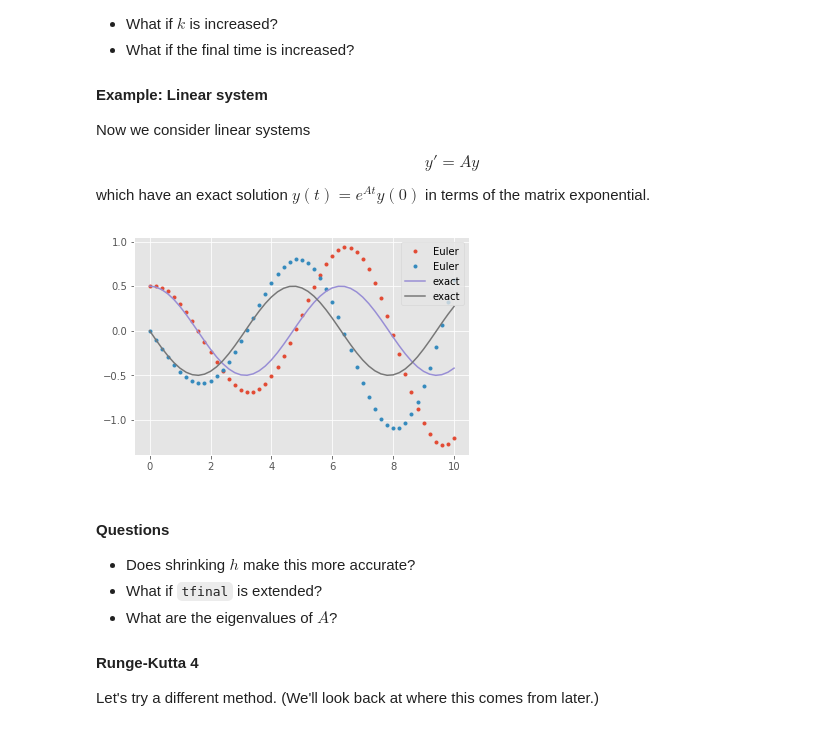
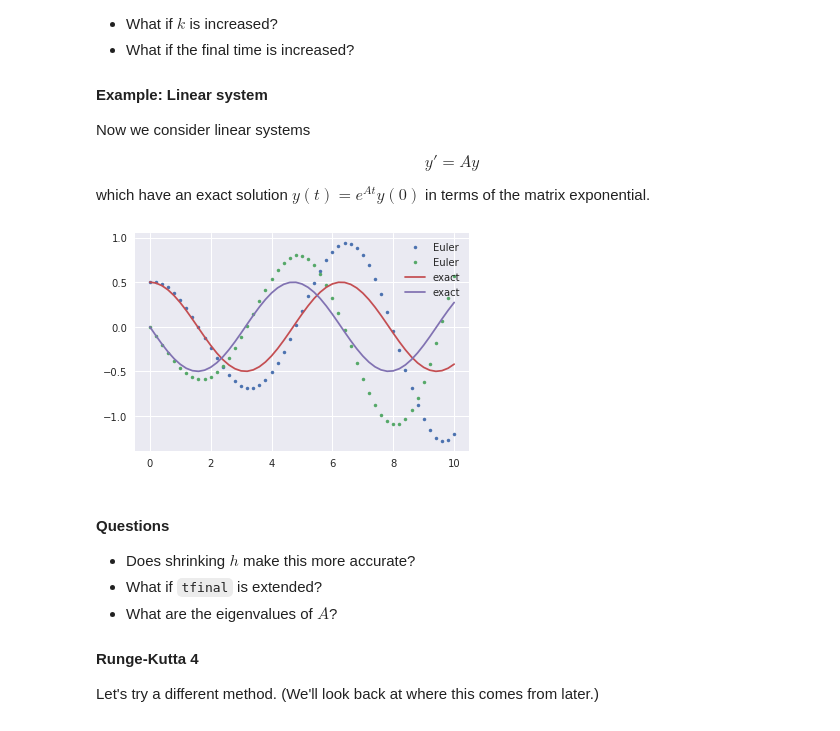
Before and after one commit to cu-numcomp/numcomp-class-spring19, a Jupyter notebook: DifferentialEquations.ipynb, the cells around one changed output. Cells and saved outputs as stored; diff of their text form; code cells hidden in the pictures.

```diff
--- a/DifferentialEquations.ipynb
+++ b/DifferentialEquations.ipynb
@@ -72,12 +72,12 @@ $$ y' = -k (y - \cos t) $$
 where $k$ is a parameter controlling the rate at which the solution $u(t)$ is pulled toward the curve $\cos t$.
 # %%
 %matplotlib inline
-import numpy
-from matplotlib import pyplot
-pyplot.style.use('ggplot')
+import numpy as np
+import matplotlib.pyplot as plt
+plt.style.use('seaborn')
 
 def ode_euler(f, y0, tfinal=1, h=0.1):
-    y = numpy.array(y0)
+    y = np.array(y0)
     t = 0
     thist = [t]
     yhist = [y0]
@@ -88,7 +88,7 @@ def ode_euler(f, y0, tfinal=1, h=0.1):
         t = tnext
         thist.append(t)
         yhist.append(y.copy())
-    return numpy.array(thist), numpy.array(yhist)
+    return np.array(thist), np.array(yhist)
 
 tests = []
 
@@ -98,19 +98,19 @@ class cosine:
     def __repr__(self):
         return 'cosine(k={:d})'.format(self.k)
     def f(self, t, y):
-        return -self.k * (y - numpy.cos(t))
+        return -self.k * (y - np.cos(t))
     def y(self, t, y0):
         k2p1 = self.k**2+1
-        return (y0 - self.k**2/k2p1) * numpy.exp(-self.k*t) + self.k*(numpy.sin(t) + self.k*numpy.cos(t))/k2p1
+        return (y0 - self.k**2/k2p1) * np.exp(-self.k*t) + self.k*(np.sin(t) + self.k*np.cos(t))/k2p1
 
 tests.append(cosine(k=2))
 tests.append(cosine(k=5))
 # %%
-y0 = numpy.array([.2])
+y0 = np.array([.2])
 for test in tests:
     thist, yhist = ode_euler(test.f, y0, h=.3, tfinal=10)
-    pyplot.plot(thist, yhist, '.', label=repr(test)+' Forward Euler')
-    pyplot.plot(thist, test.y(thist, y0), label=repr(test)+' exact')
-pyplot.plot(thist, numpy.cos(thist), label='cos')
-pyplot.legend(loc='upper right');
+    plt.plot(thist, yhist, '.', label=repr(test)+' Forward Euler')
+    plt.plot(thist, test.y(thist, y0), label=repr(test)+' exact')
+plt.plot(thist, np.cos(thist), label='cos')
+plt.legend(loc='upper right');
 # %% [output]
@@ -132,26 +132,26 @@ which have an exact solution $y(t) = e^{At} y(0)$ in terms of the matrix exponen
 # %%
 def expm(A):
     """Compute the matrix exponential"""
-    L, X = numpy.linalg.eig(A)
-    return X @ numpy.diag(numpy.exp(L)) @ numpy.linalg.inv(X)
+    L, X = np.linalg.eig(A)
+    return X @ np.diag(np.exp(L)) @ np.linalg.inv(X)
 
 class linear:
     def __init__(self, A):
         self.A = A.copy()
     def f(self, t, y):
         return self.A @ y
     def y(self, t, y0):
-        return [numpy.real_if_close(expm(self.A*s) @ y0) for s in t]
+        return [np.real_if_close(expm(self.A*s) @ y0) for s in t]
 
-test = linear(numpy.array([[0, 1],[-1, 0]]))
-y0 = numpy.array([.5, 0])
+test = linear(np.array([[0, 1],[-1, 0]]))
+y0 = np.array([.5, 0])
 thist, yhist = ode_euler(test.f, y0, h=.2, tfinal=10)
-pyplot.figure()
-pyplot.plot(thist, yhist, '.', label='Euler')
-pyplot.plot(thist, test.y(thist, y0), label='exact')
-pyplot.legend(loc='upper right');
+plt.figure()
+plt.plot(thist, yhist, '.', label='Euler')
+plt.plot(thist, test.y(thist, y0), label='exact')
+plt.legend(loc='upper right');
 # %% [output]
-[figure, old version]
+[figure, new version]
 # %% [markdown]
 #### Questions
 * Does shrinking $h$ make this more accurate?
```
Also changed, not shown: parts of 10 cells of this notebook.
